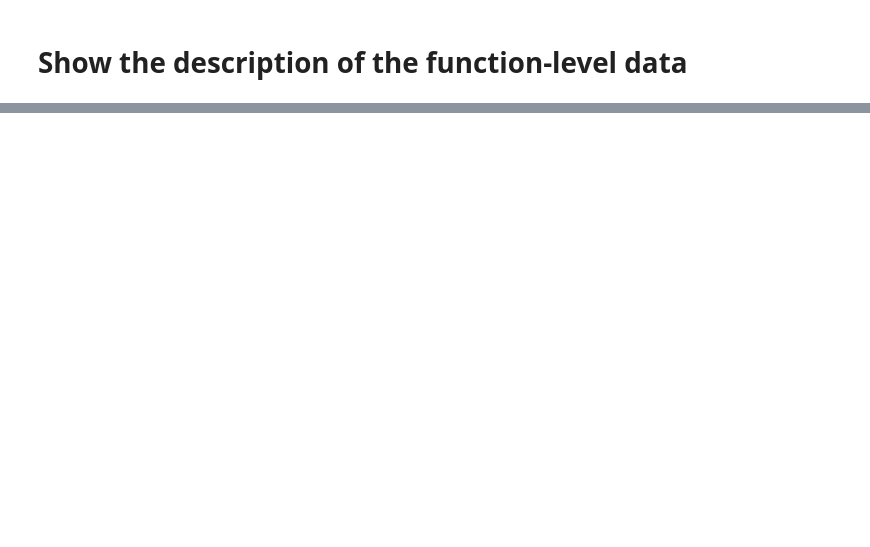
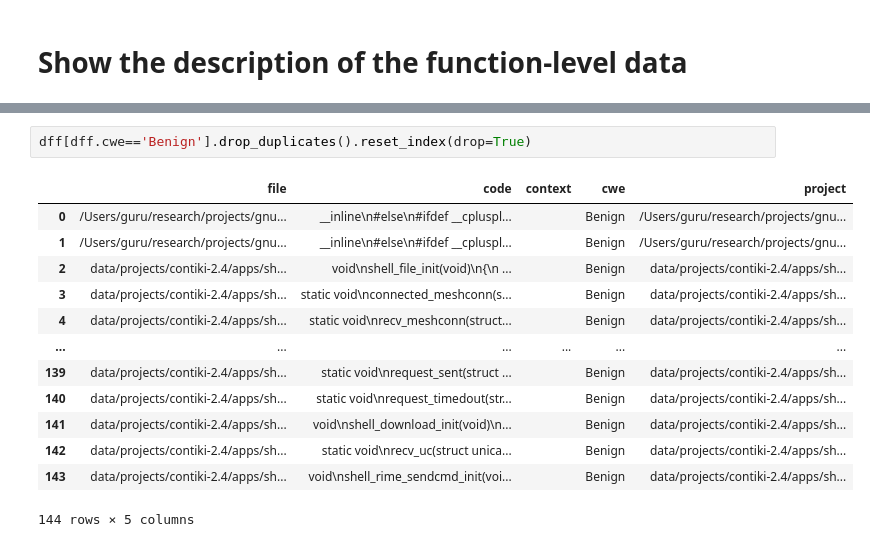
Before and after one commit to SmartSecLab/IoTvulCode, a Jupyter notebook: notebooks/stat.ipynb, the cells around one changed output, grey strips where cells are left out. Saved outputs shown, nothing was run; the diff lists cells and outputs as text; blank space fills up the shorter version.

```diff
--- a/notebooks/stat.ipynb
+++ b/notebooks/stat.ipynb
@@ -388 +388,17 @@ Size of functions: 1435
 Size of unique functions: 146
+# %%
+dff[dff.cwe=='Benign'].drop_duplicates().reset_index(drop=True)
+# %% [output]
+|  | file | code | context | cwe | project |
+| 0 | /Users/guru/research/projects/gnu... | __inline\n#else\n#ifdef __cpluspl... |  | Benign | /Users/guru/research/projects/gnu... |
+| 1 | /Users/guru/research/projects/gnu... | __inline\n#else\n#ifdef __cpluspl... |  | Benign | /Users/guru/research/projects/gnu... |
+| 2 | data/projects/contiki-2.4/apps/sh... | void\nshell_file_init(void)\n{\n ... |  | Benign | data/projects/contiki-2.4/apps/sh... |
+| 3 | data/projects/contiki-2.4/apps/sh... | static void\nconnected_meshconn(s... |  | Benign | data/projects/contiki-2.4/apps/sh... |
+| 4 | data/projects/contiki-2.4/apps/sh... | static void\nrecv_meshconn(struct... |  | Benign | data/projects/contiki-2.4/apps/sh... |
+| ... | ... | ... | ... | ... | ... |
+| 139 | data/projects/contiki-2.4/apps/sh... | static void\nrequest_sent(struct ... |  | Benign | data/projects/contiki-2.4/apps/sh... |
+| 140 | data/projects/contiki-2.4/apps/sh... | static void\nrequest_timedout(str... |  | Benign | data/projects/contiki-2.4/apps/sh... |
+| 141 | data/projects/contiki-2.4/apps/sh... | void\nshell_download_init(void)\n... |  | Benign | data/projects/contiki-2.4/apps/sh... |
+| 142 | data/projects/contiki-2.4/apps/sh... | static void\nrecv_uc(struct unica... |  | Benign | data/projects/contiki-2.4/apps/sh... |
+| 143 | data/projects/contiki-2.4/apps/sh... | void\nshell_rime_sendcmd_init(voi... |  | Benign | data/projects/contiki-2.4/apps/sh... |
+144 rows × 5 columns
```
Also changed, not shown: parts of 23 cells of this notebook, 3 other files.
